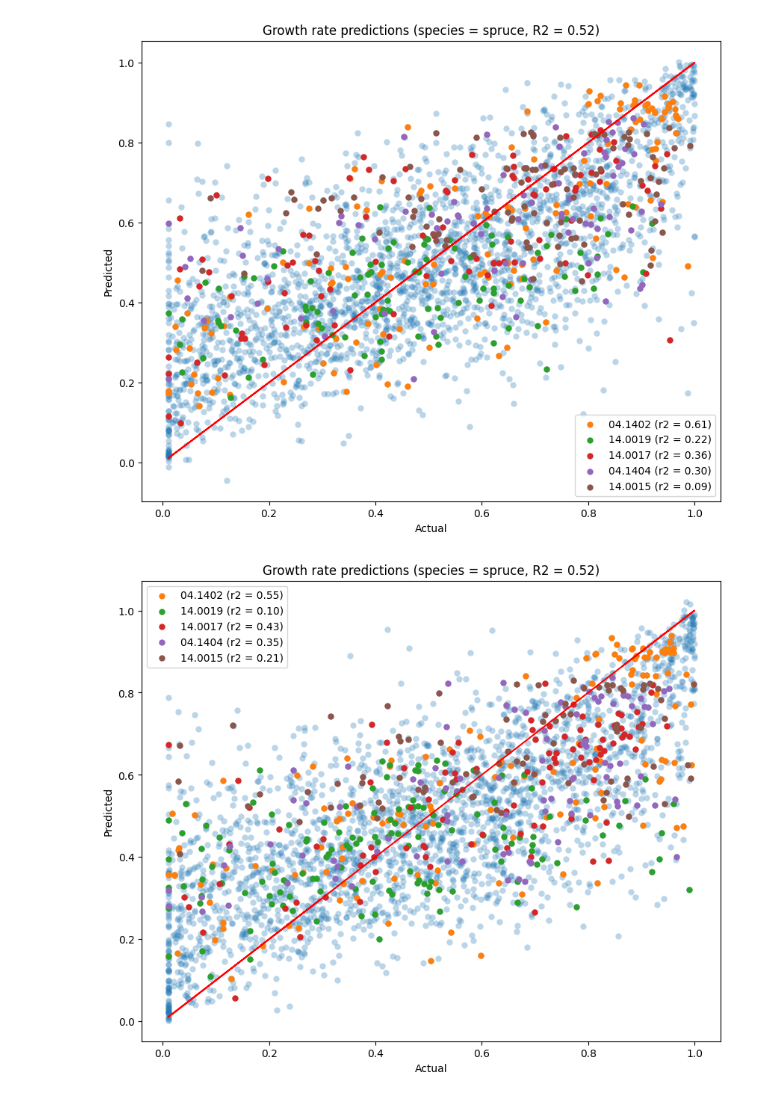
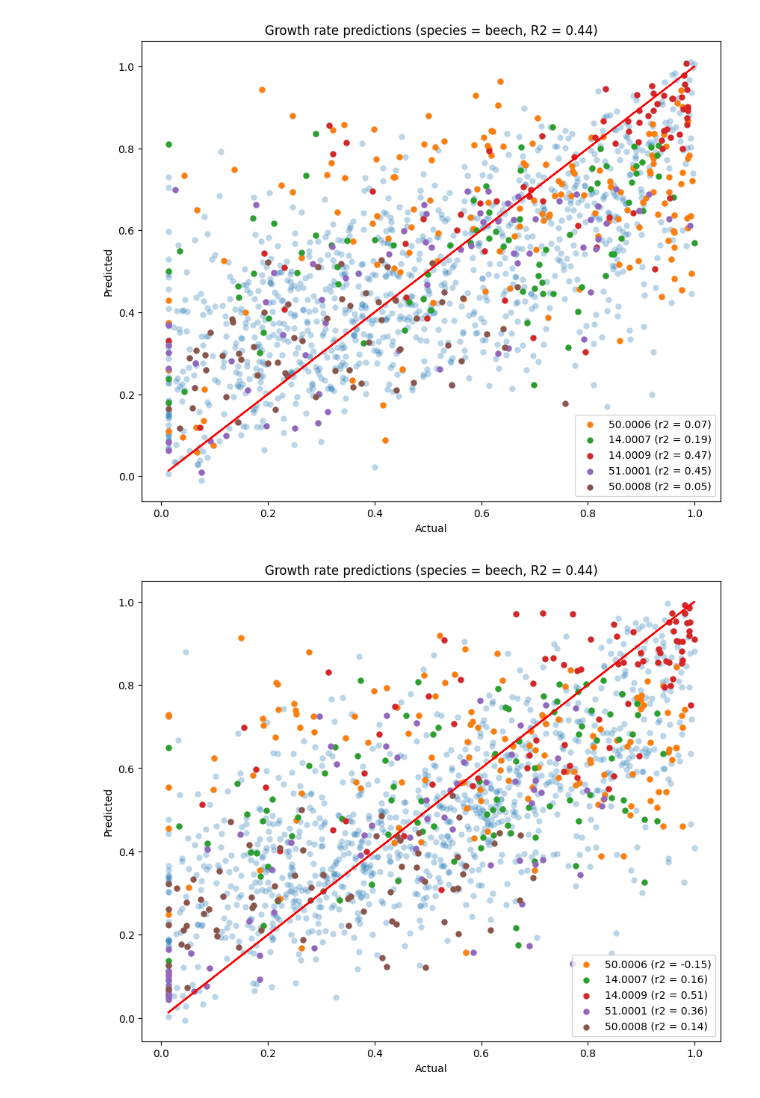
Before and after one commit to simlab-vs/icp-forest-xai, a Jupyter notebook: modeling.ipynb, the cells around one changed output. Cells and saved outputs as stored; diff of their text form; code cells hidden in the pictures.

```diff
--- a/modeling.ipynb
+++ b/modeling.ipynb
@@ -9,10 +10,13 @@ import numpy as np
 import polars as pl
 # %%
 group_col = "tree_id"
+all_species = ["spruce", "pine", "beech", "oak"]
 
-for species in ["spruce"]:
+all_results = {}
+
+for species in all_species:
     best_params, best_value = optimize_hyperparameters(species, group_col=group_col)
-    results = train_and_explain(species, best_params, group_col=group_col)
+    all_results[species] = train_and_explain(species, best_params, group_col=group_col)
 # %% [output]
 Training model for spruce
 KS Statistic: 0.019460609288104724
@@ -83,10 +231,13 @@ import matplotlib.pyplot as plt
 from sklearn.metrics import r2_score
 from data import load_data
 
-df = load_data(species)
+species = "beech"
+results = all_results["beech"]
+
+data = load_data(species)
 
 plot_ids = (
-    df.group_by("plot_id")
+    data.group_by("plot_id")
     .len()
     .sort("len", descending=True)
     .head(5)
@@ -108,10 +259,17 @@ for fold in range(5):
 
     for plot_id in plot_ids:
         # Get the indices of the current fold
-        plot_indices = (df["plot_id"][results._indices(fold, "test")] == plot_id).arg_true()
-        r2_fold = r2_score(y_true[plot_indices], y_pred[plot_indices])
+        indices = (
+            data["plot_id"][results.get_indices(fold, "test")] == plot_id
+        ).arg_true()
+        r2_fold = r2_score(y_true[indices], y_pred[indices])
 
-        plt.scatter(y_true[plot_indices], y_pred[plot_indices], label=f"{plot_id} (r2 = {r2_fold:.2f})", linewidths=0)
+        plt.scatter(
+            y_true[indices],
+            y_pred[indices],
+            label=f"{plot_id} (r2 = {r2_fold:.2f})",
+            linewidths=0,
+        )
 
     plt.legend()
     plt.xlabel("Actual")
@@ -122,2 +280,2 @@ for fold in range(5):
-[figure, old version]
+[figure, new version]
-[figure, old version]
+[figure, new version]
```
Also changed, not shown: parts of 22 cells of this notebook, 12 other files.
